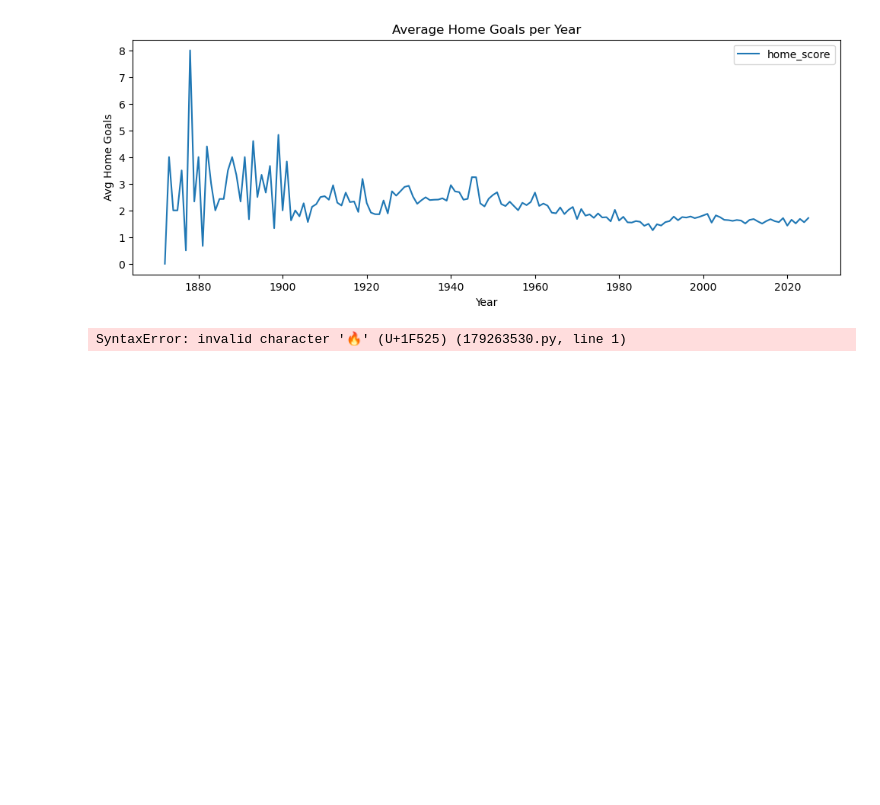
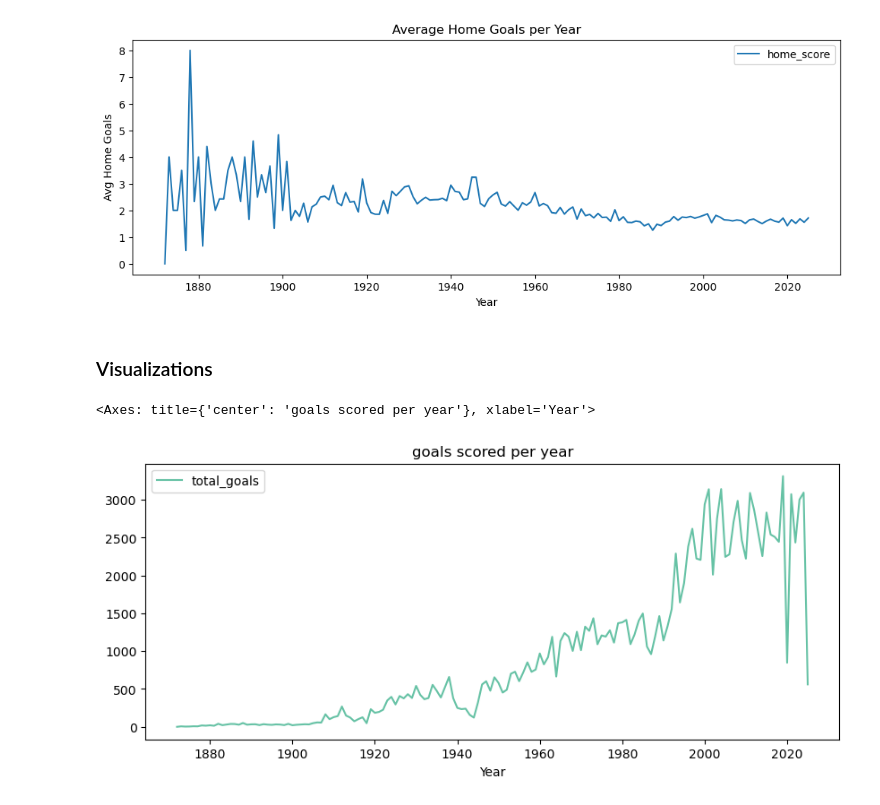
Before and after one commit to Ambily313/FIFA-World-Cup-Matches-Analysis-with-Pandas, a Jupyter notebook: fifa.ipynb, the cells around one changed output. Saved outputs shown, nothing was run; the diff lists cells and outputs as text; code cells hidden in the pictures; blank space fills up the shorter version.

```diff
--- a/fifa.ipynb
+++ b/fifa.ipynb
@@ -591,51 +591,13 @@ avg_home_plot.plot(title='Average Home Goals per Year', figsize=(12, 4))
 plt.ylabel('Avg Home Goals'); plt.show()
 # %% [output]
 [figure]
-# %%
-
-
-📈 Visualizations
-Line plot: goals scored per year.
-
-Bar chart: top 10 countries with most wins.
-
-Histogram: goal differences across all matches.
-
-Box plot: goal difference per tournament.
-
-Heatmap: matches by year vs tournament.
-
-🧩 Custom Columns & Conditions
-Add winner column (home/away/draw).
-
-Add column is_world_cup = True if tournament == 'FIFA World Cup'.
-
-Add column for total goals in each match.
-
-Flag blowout games (goal difference > 3).
-
-Create match_result column (e.g., "BRA 2 - 1 ARG").
-
-🧾 Descriptive Stats
-What’s the mean, min, max goals scored per match?
-
-Median total goals per match in World Cup only.
-
-Total number of matches played between 2010–2022.
-
-Max number of matches played in any year.
-
-Average number of goals per team per game.
-
-📦 Saving Results
-Export head-to-head stats for Brazil vs Argentina to CSV.
-
-Save summary of tournament goal averages to Excel.
-
-Save all World Cup final matches to a new CSV.
-
-Save cleaned and enhanced dataset to pickle.
-
-Create PDF report of top 10 matches with the most goals.
-# %% [output]
-SyntaxError: invalid character '🔥' (U+1F525) (179263530.py, line 1)
+# %% [markdown]
+###  Visualizations
+# %%
+# Line plot: goals scored per year.
+
+
+df.pivot_table(index='Year',values='total_goals',aggfunc=sum).plot(kind='line',title='goals scored per year',colormap='Set2',figsize=(10,4))
+# %% [output]
+<Axes: title={'center': 'goals scored per year'}, xlabel='Year'>
+[figure, added]
```
Also changed, not shown: parts of 27 cells of this notebook, 4 other files.
